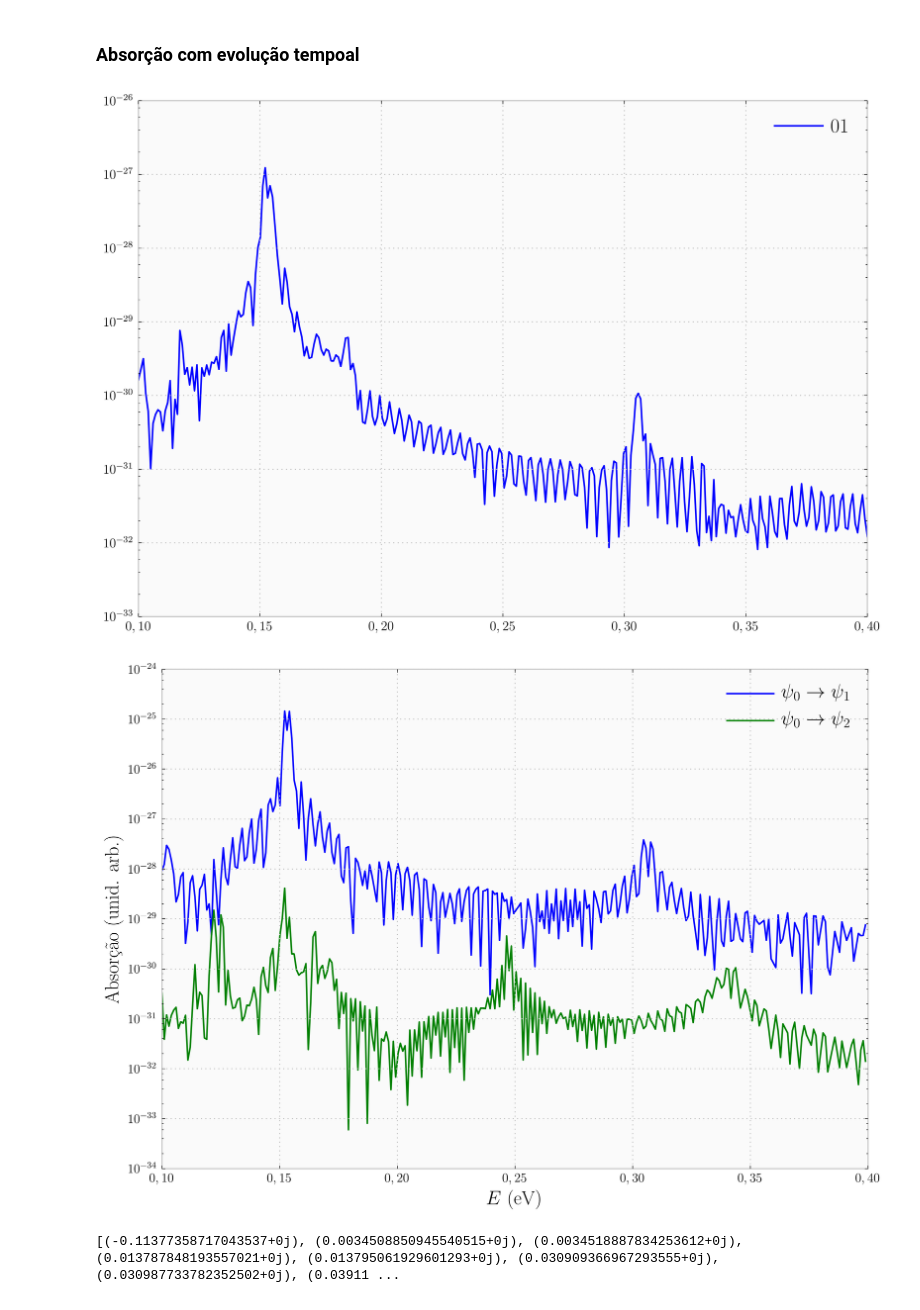
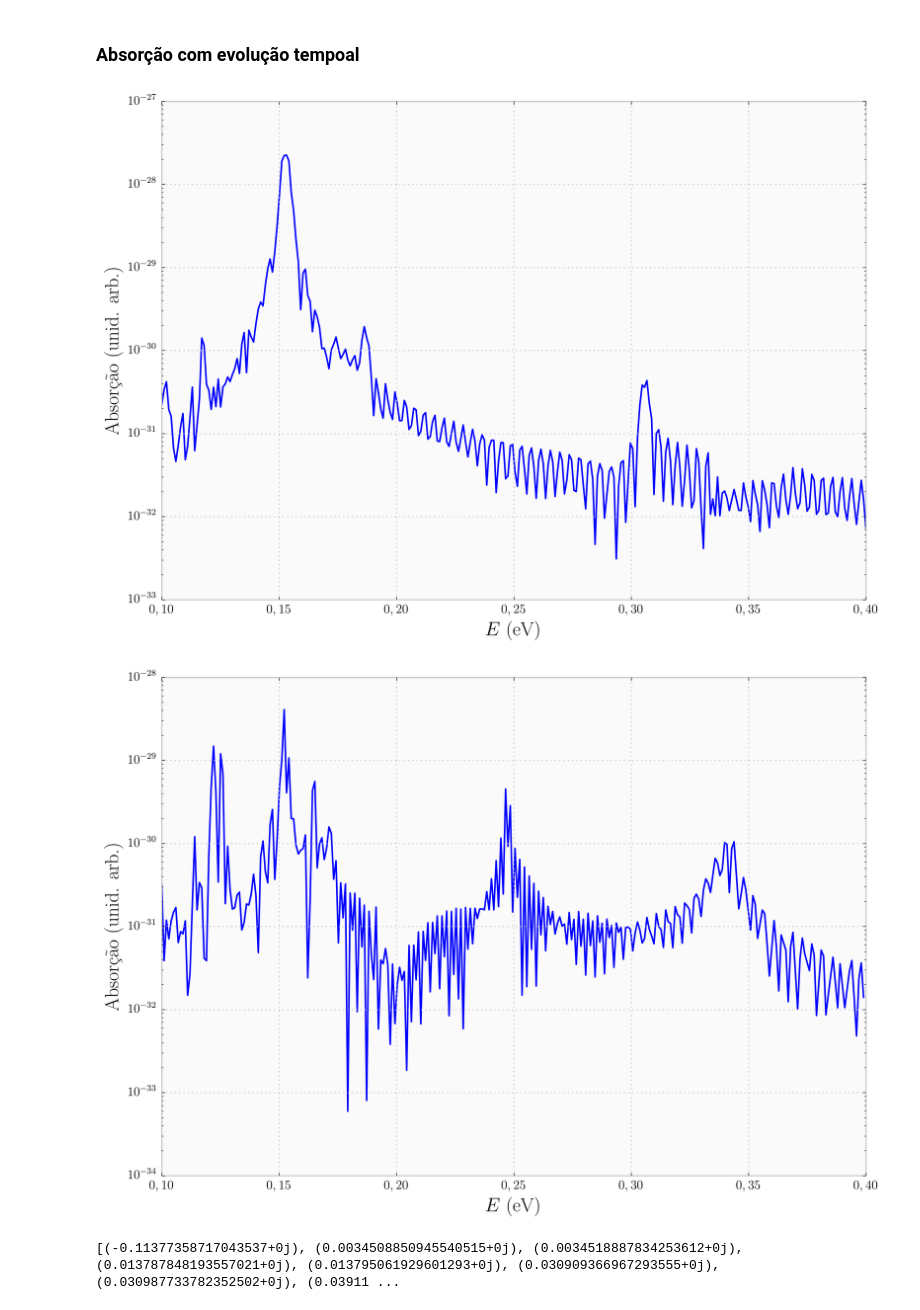
Before and after one commit to thiagolcmelo/mestrado, a Jupyter notebook: fotocorrente-absorcao-gaas-algaas.ipynb, the cells around one changed output. Drawn from its saved outputs; the diff is of its cells as text; code cells hidden in the pictures.

```diff
--- a/fotocorrente-absorcao-gaas-algaas.ipynb
+++ b/fotocorrente-absorcao-gaas-algaas.ipynb
@@ -868,12 +866,13 @@ energies = loads1['arr_0']
 abs1 = loads1['arr_1']
 abs2 = loads2['arr_1']
 
-
-plt.semilogy(energies, energies*np.abs(abs1)+np.abs(abs2), label=r"01")
-plt.legend()
-plt.show()
+fig, ax = plt.subplots()
+ax.set_xlabel(r'$E$ (eV)')
+ax.set_ylabel(r'Absor\c{c}\~{a}o (unid. arb.)')
+ax.semilogy(energies, energies*(np.abs(abs1)+np.abs(abs2)))
+plt.savefig('figuras/absorcao_degani.png', bbox_inches='tight')
 # %% [output]
-[figure, old version]
+[figure, new version]
 # %%
 df = pd.read_csv('saidas/absorption.csv')
 # %%
@@ -885,13 +884,14 @@ d2i = df.d2i.values
 # %%
 fig, ax = plt.subplots()
 ax.set_xlabel(r'$E$ (eV)')
 ax.set_ylabel(r'Absor\c{c}\~{a}o (unid. arb.)')
-ax.semilogy(energy, energy*(np.abs(d1i)), label=r'$\psi_0 \rightarrow \psi_1$')
-ax.semilogy(energy, energy*(np.abs(d2i)), label=r'$\psi_0 \rightarrow \psi_2$')
-plt.legend()
-plt.savefig('figuras/absorcao_degani.png', bbox_inches='tight')
+#ax.semilogy(energy, energy*(np.abs(d1i)), label=r'$\psi_0 \rightarrow \psi_1$')
+#ax.semilogy(energy, energy*(np.abs(d2i)), label=r'$\psi_0 \rightarrow \psi_2$')
+ax.semilogy(energy, energy*(np.abs(d2i)))
+#plt.legend()
+plt.savefig('figuras/absorcao_degani_2.png', bbox_inches='tight')
 # %% [output]
-[figure, old version]
+[figure, new version]
 # %%
 def solve_eigenproblem(H):
     """
```
Also changed, not shown: parts of 5 cells of this notebook, 10 other files.
